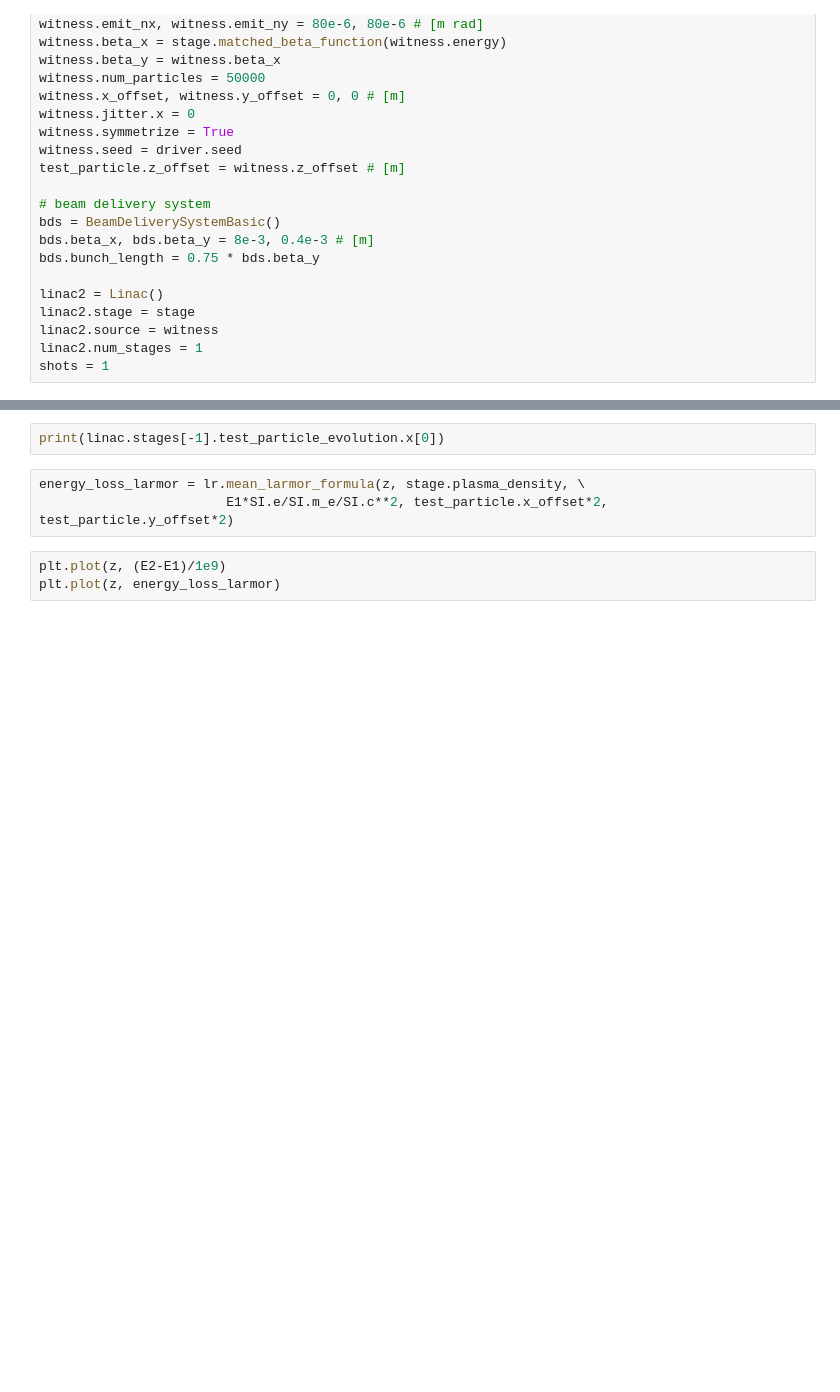
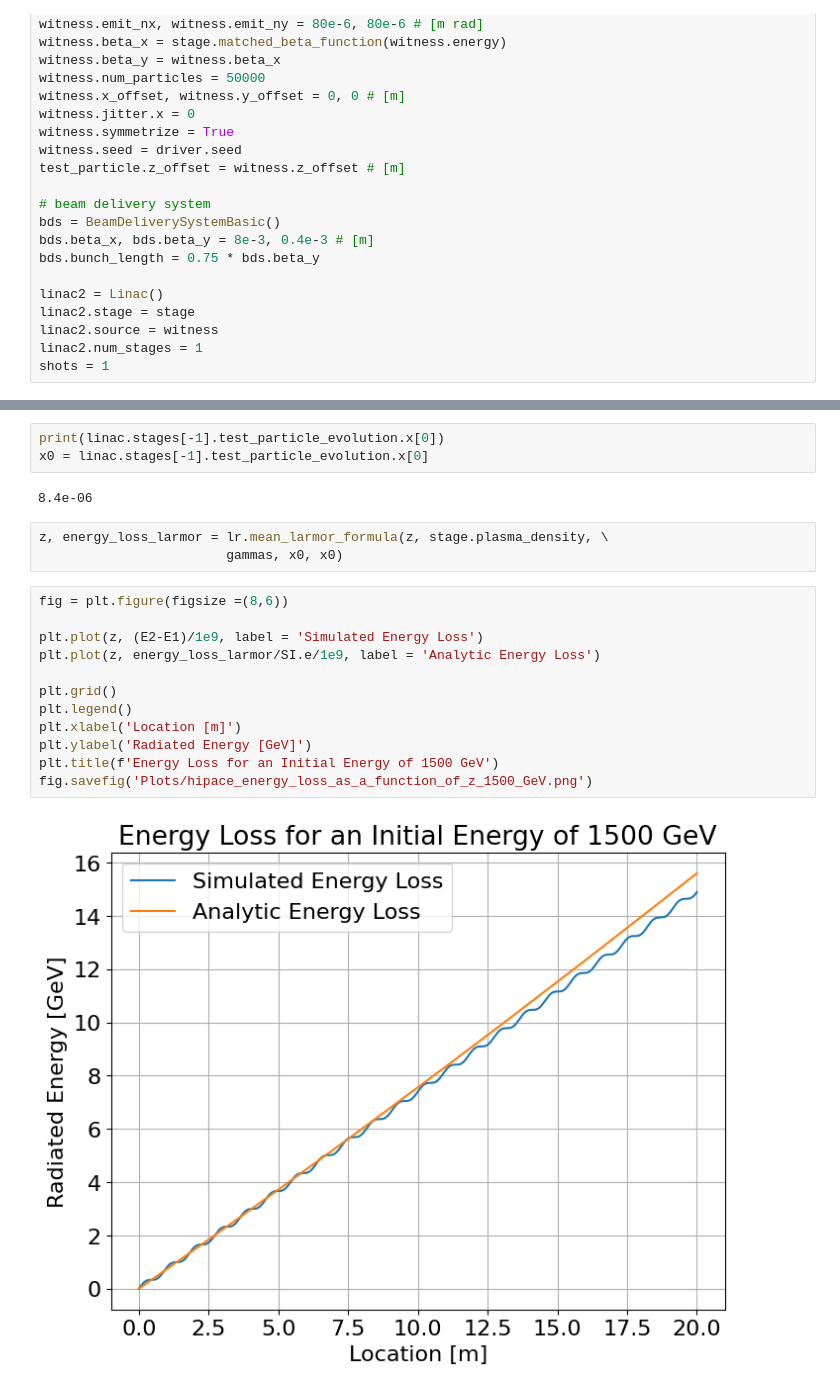
Before and after one commit to Knallvik/Master, a Jupyter notebook: ABEL_scripts/hipace_energy_spread.ipynb, the cells around one changed output, grey strips where cells are left out. Drawn from its saved outputs; the diff is of its cells as text; blank space fills up the shorter version.

```diff
--- a/ABEL_scripts/hipace_energy_spread.ipynb
+++ b/ABEL_scripts/hipace_energy_spread.ipynb
@@ -193,8 +208,22 @@ plt.grid()
 # %%
 print(linac.stages[-1].test_particle_evolution.x[0])
+x0 = linac.stages[-1].test_particle_evolution.x[0]
+# %% [output]
+8.4e-06
 # %%
-energy_loss_larmor = lr.mean_larmor_formula(z, stage.plasma_density, \
-                        E1*SI.e/SI.m_e/SI.c**2, test_particle.x_offset*2, test_particle.y_offset*2)
+z, energy_loss_larmor = lr.mean_larmor_formula(z, stage.plasma_density, \
+                        gammas, x0, x0)
 # %%
-plt.plot(z, (E2-E1)/1e9)
-plt.plot(z, energy_loss_larmor)
+fig = plt.figure(figsize =(8,6))
+
+plt.plot(z, (E2-E1)/1e9, label = 'Simulated Energy Loss')
+plt.plot(z, energy_loss_larmor/SI.e/1e9, label = 'Analytic Energy Loss')
+
+plt.grid()
+plt.legend()
+plt.xlabel('Location [m]')
+plt.ylabel('Radiated Energy [GeV]')
+plt.title(f'Energy Loss for an Initial Energy of 1500 GeV')
+fig.savefig('Plots/hipace_energy_loss_as_a_function_of_z_1500_GeV.png')
+# %% [output]
+[figure, added]
```
Also changed, not shown: parts of 8 cells of this notebook, 3 other files.
